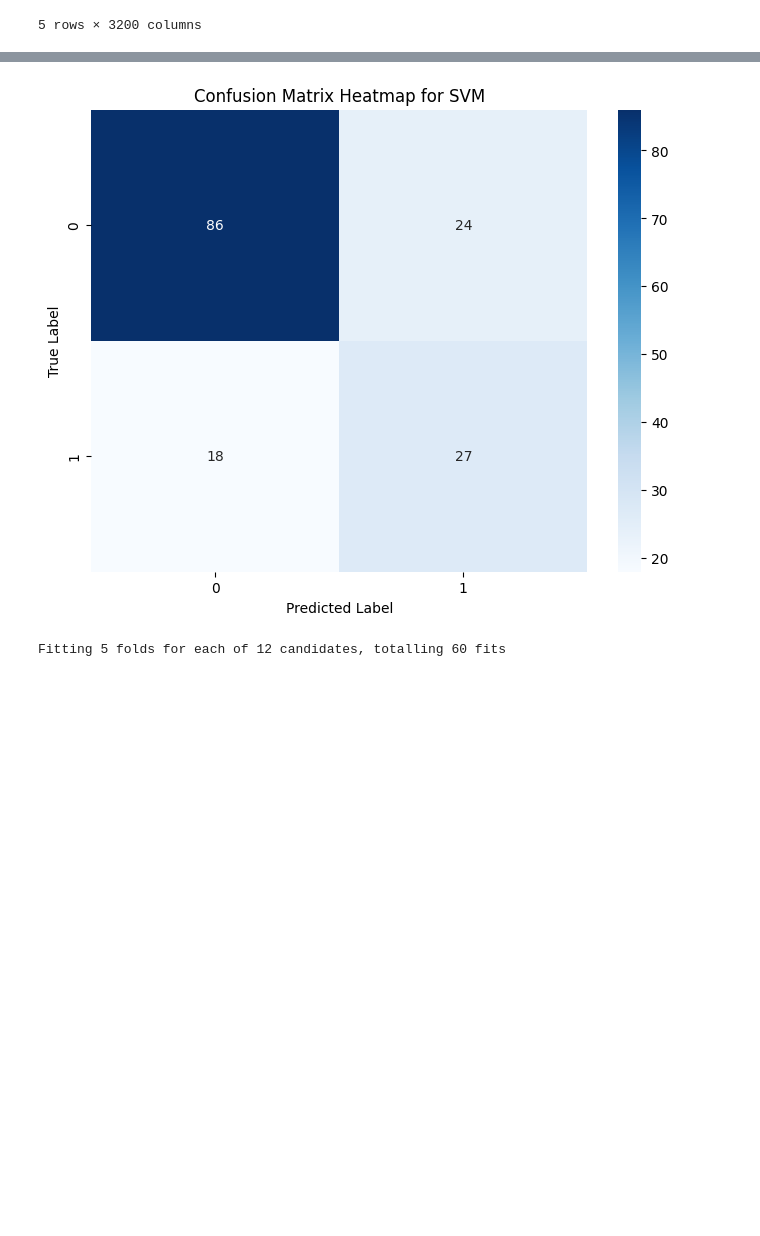
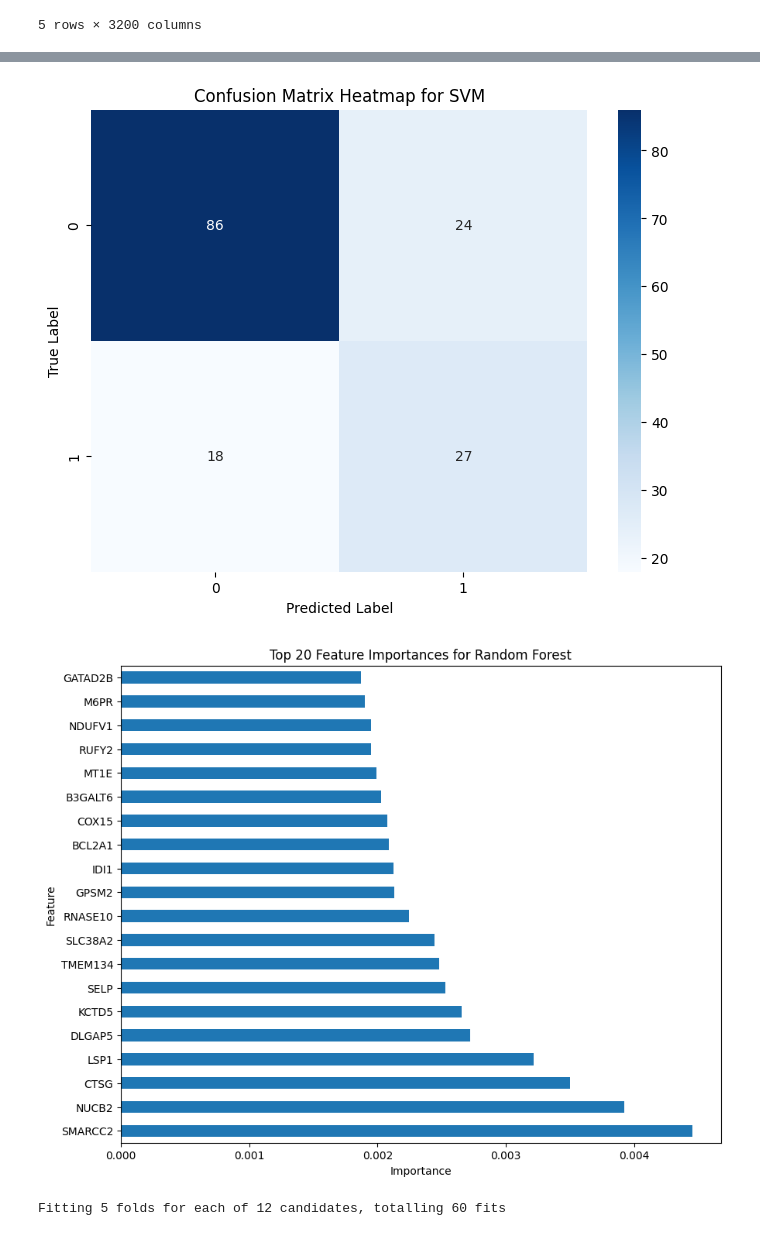
Before and after one commit to JalenCai/Lab09, a Jupyter notebook: Sepsis_USC.ipynb, the cells around one changed output, grey strips where cells are left out. Cells and saved outputs as stored; diff of their text form; code cells hidden in the pictures; blank space fills up the shorter version.

```diff
--- a/Sepsis_USC.ipynb
+++ b/Sepsis_USC.ipynb
@@ -87,33 +87,45 @@ plt.xlim([0.0, 1.0])
 plt.ylim([0.0, 1.05])
 plt.xlabel('False Positive Rate')
 plt.ylabel('True Positive Rate')
 plt.title('Receiver Operating Characteristic')
 plt.legend(loc="lower right")
 plt.show()
 
 # Heatmap for the confusion matrix
 plt.figure(figsize=(8, 6))
 sns.heatmap(conf_matrix, annot=True, fmt='d', cmap='Blues')
 plt.title('Confusion Matrix Heatmap for SVM')
 plt.xlabel('Predicted Label')
 plt.ylabel('True Label')
 plt.show()
+
+# Feature importance for Logistic Regression
+feature_importance_fm = pd.Series(forest_model.feature_importances_, index=features.columns)
+top_20_features_fm = feature_importance_fm.nlargest(20)
+
+plt.figure(figsize=(10, 8))
+top_20_features_fm.plot(kind='barh')
+plt.title('Top 20 Feature Importances for Random Forest')
+plt.xlabel('Importance')
+plt.ylabel('Feature')
+plt.show()
 # %% [output]
 Accuracy:, 0.7290322580645161
 Confusion Matrix:
 [[86 24]
  [18 27]]
 Classification Report:
               precision    recall  f1-score   support
 
            0       0.83      0.78      0.80       110
            1       0.53      0.60      0.56        45
 
     accuracy                           0.73       155
    macro avg       0.68      0.69      0.68       155
 weighted avg       0.74      0.73      0.73       155
 [figure]
 [figure]
+[figure, added]
 # %%
 from sklearn.model_selection import GridSearchCV
 
```
